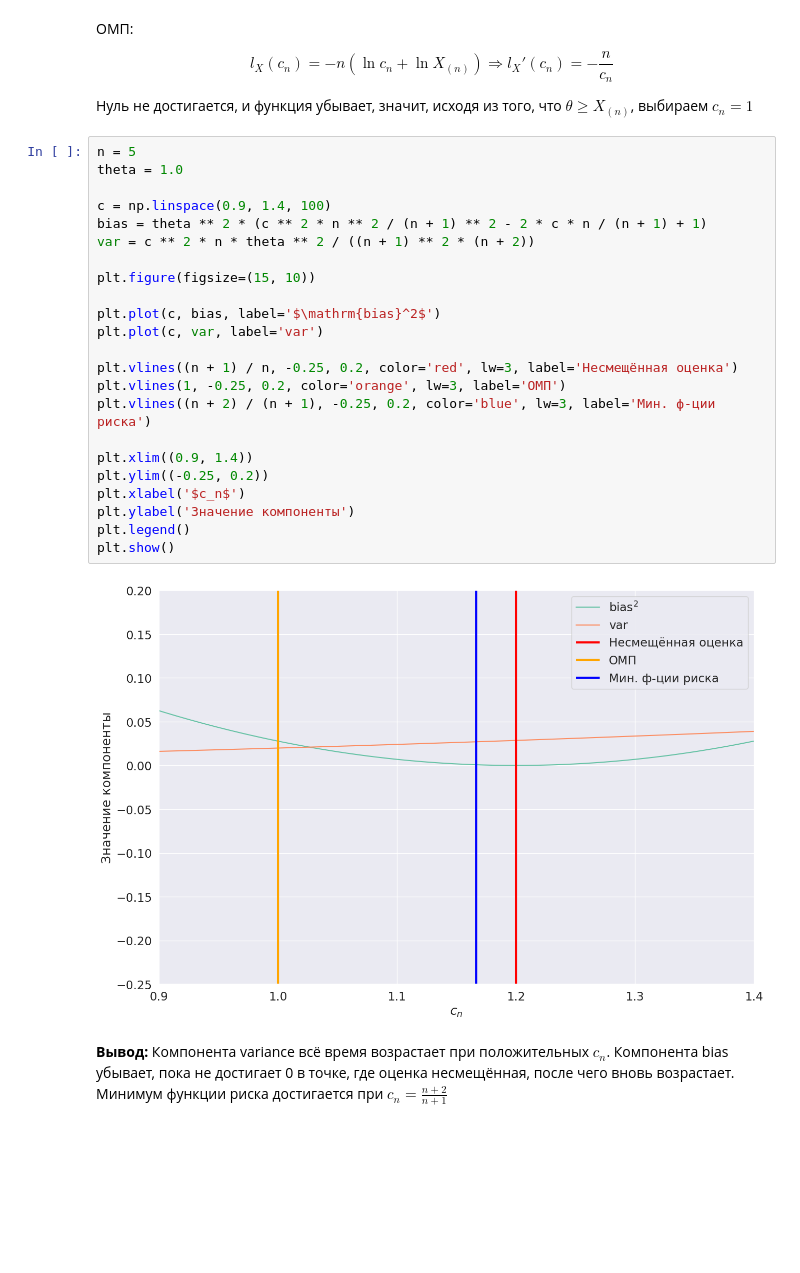
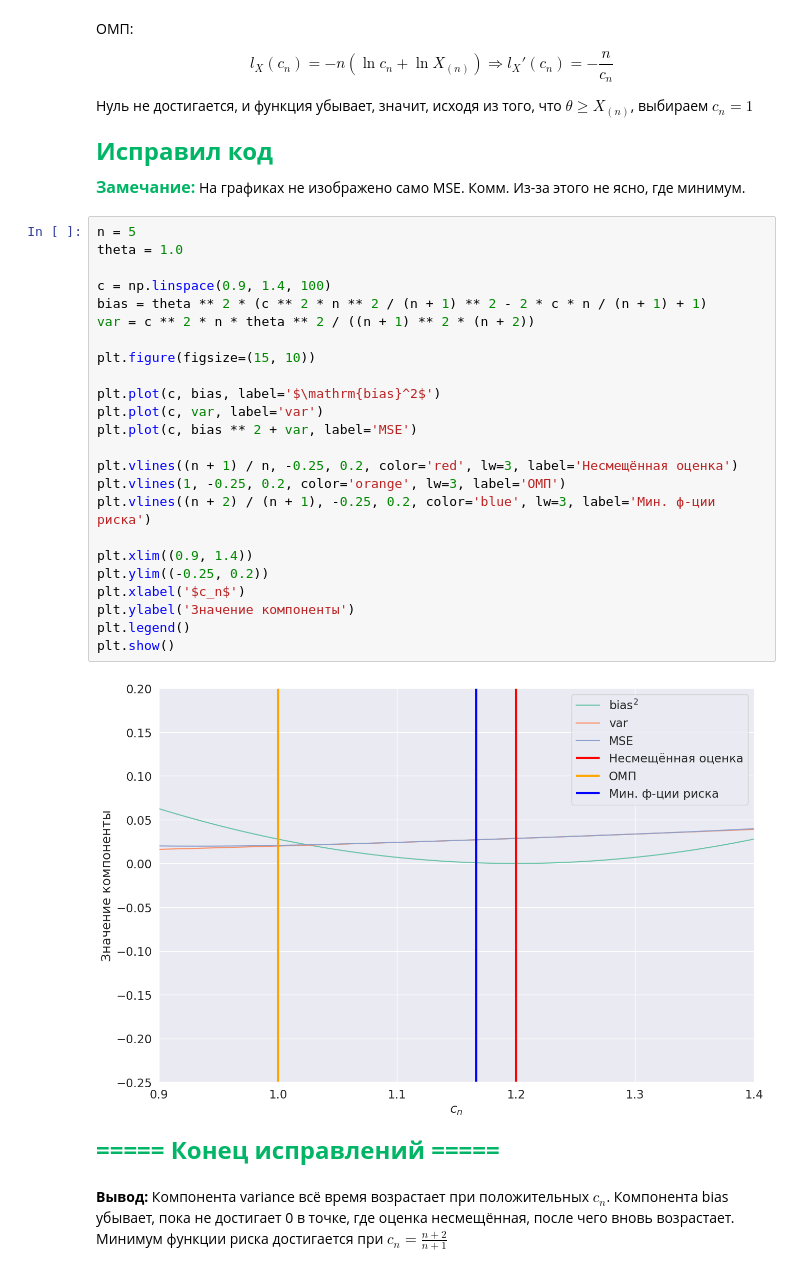
Before and after one commit to shcnik/ds, a Jupyter notebook: SP.5.ipynb, the cells around one changed output. Drawn from its saved outputs; the diff is of its cells as text; blank space fills up the shorter version.

```diff
--- a/SP.5.ipynb
+++ b/SP.5.ipynb
@@ -102,31 +102,38 @@ l_X(c_n)=-n(\ln c_n+\ln X_{(n)})\Rightarrow l_X'(c_n)=-\frac{n}{c_n}
 $$
 
 Нуль не достигается, и функция убывает, значит, исходя из того, что $\hat{\theta}\ge X_{(n)}$, выбираем $c_n=1$
+# %% [markdown]
+<b><font color="#00b565" size="5">Исправил код</font></b>
+
+<b><font color="#00b565" size="3">Замечание:</font></b> На графиках не изображено само MSE. Комм. Из-за этого не ясно, где минимум.
 # %%
 n = 5
 theta = 1.0
 
 c = np.linspace(0.9, 1.4, 100)
 bias = theta ** 2 * (c ** 2 * n ** 2 / (n + 1) ** 2 - 2 * c * n / (n + 1) + 1)
 var = c ** 2 * n * theta ** 2 / ((n + 1) ** 2 * (n + 2))
 
 plt.figure(figsize=(15, 10))
 
 plt.plot(c, bias, label='$\mathrm{bias}^2$')
 plt.plot(c, var, label='var')
+plt.plot(c, bias ** 2 + var, label='MSE')
 
 plt.vlines((n + 1) / n, -0.25, 0.2, color='red', lw=3, label='Несмещённая оценка')
 plt.vlines(1, -0.25, 0.2, color='orange', lw=3, label='ОМП')
 plt.vlines((n + 2) / (n + 1), -0.25, 0.2, color='blue', lw=3, label='Мин. ф-ции риска')
 
 plt.xlim((0.9, 1.4))
 plt.ylim((-0.25, 0.2))
 plt.xlabel('$c_n$')
 plt.ylabel('Значение компоненты')
 plt.legend()
 plt.show()
 # %% [output]
-[figure, old version]
+[figure, new version]
+# %% [markdown]
+<b><font color="#00b565" size="5">===== Конец исправлений =====</font></b>
 # %% [markdown]
 **Вывод:** Компонента variance всё время возрастает при положительных $c_n$. Компонента bias убывает, пока не достигает 0 в точке, где оценка несмещённая, после чего вновь возрастает. Минимум функции риска достигается при $c_n=\frac{n+2}{n+1}$
 # %% [markdown]
```
Also changed, not shown: parts of 26 cells of this notebook, 23 other files.
